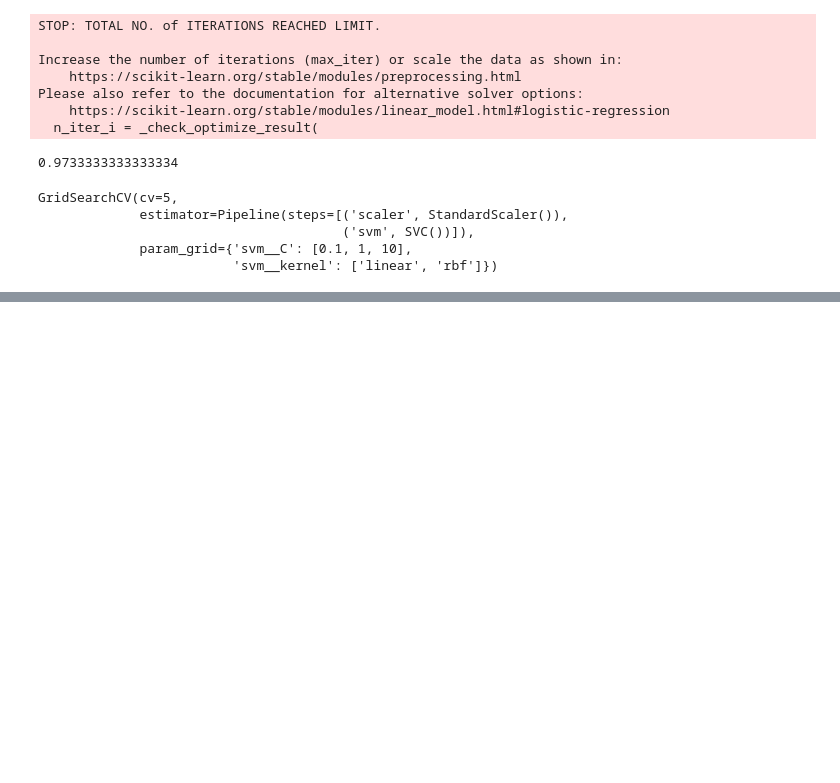
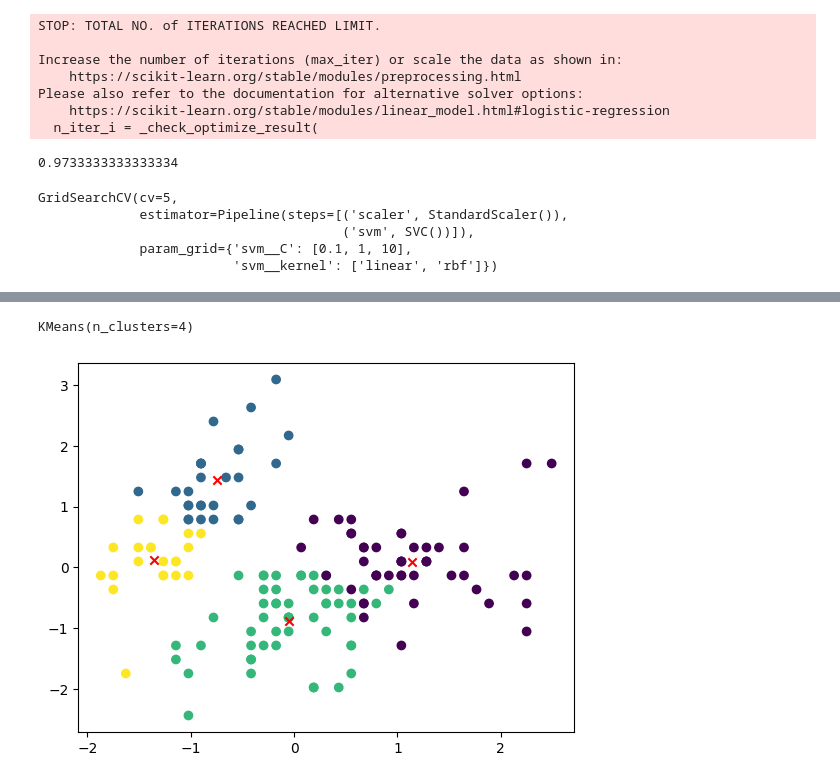
Before and after one commit to CraigDaGama/SmartED-AI, a Jupyter notebook: intro_to_ml.ipynb, the cells around one changed output, grey strips where cells are left out. Drawn from its saved outputs; the diff is of its cells as text; code cells hidden in the pictures; blank space fills up the shorter version.

```diff
--- a/intro_to_ml.ipynb
+++ b/intro_to_ml.ipynb
@@ -118,0 +171,19 @@ mean
+# %%
+scaler = StandardScaler()
+X_scaled = scaler.fit_transform(X)
+# %%
+k = 4
+kmeans = KMeans(n_clusters=k)
+# %%
+kmeans.fit(X_scaled)
+# %% [output]
+KMeans(n_clusters=4)
+# %%
+cluster_labs = kmeans.labels_
+cluster_centers = kmeans.cluster_centers_
+# %%
+plt.scatter(X_scaled[:,0],X_scaled[:,1],c=cluster_labs)
+plt.scatter(cluster_centers[:,0],cluster_centers[:,1],marker='x',color='red')
+plt.show()
+# %% [output]
+[figure, added]
```
Also changed, not shown: parts of 19 cells of this notebook.
